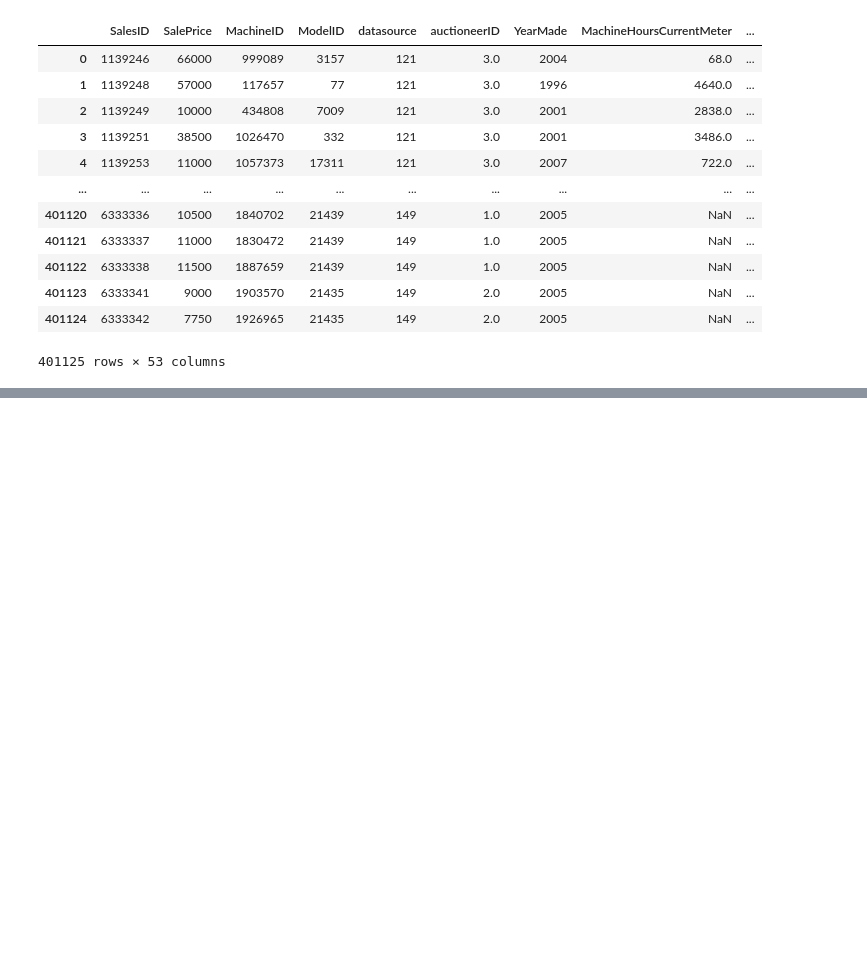
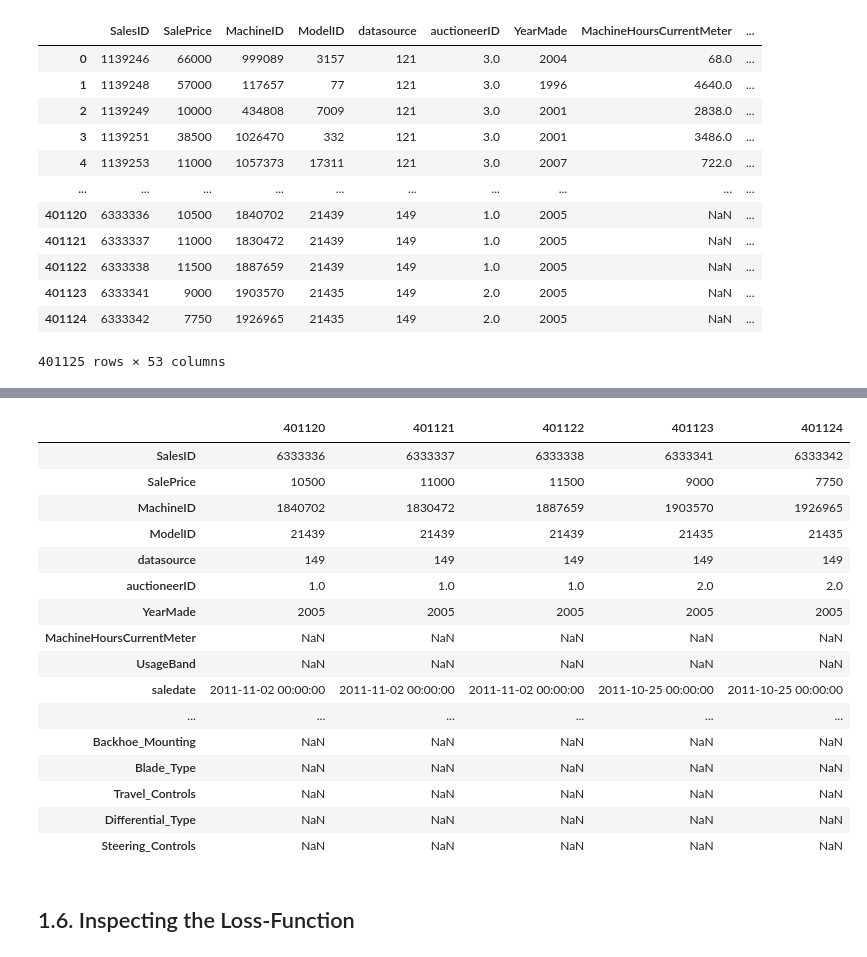
Before and after one commit to mahedjaved/PythonDSBookNotes, a Jupyter notebook: data_science/01_basics.ipynb, the cells around one changed output, grey strips where cells are left out. Drawn from its saved outputs; the diff is of its cells as text; code cells hidden in the pictures; blank space fills up the shorter version.

```diff
--- a/data_science/01_basics.ipynb
+++ b/data_science/01_basics.ipynb
@@ -82,0 +97,27 @@ df_raw
+# %%
+def display_all(df):
+    with pd.option_context("display.max_rows", 1000):
+        with pd.option_context("display.max_columns", 1000):
+            display(df)
+# %%
+display_all(df_raw.tail().T)
+# %% [output]
+|  | 401120 | 401121 | 401122 | 401123 | 401124 |
+| SalesID | 6333336 | 6333337 | 6333338 | 6333341 | 6333342 |
+| SalePrice | 10500 | 11000 | 11500 | 9000 | 7750 |
+| MachineID | 1840702 | 1830472 | 1887659 | 1903570 | 1926965 |
+| ModelID | 21439 | 21439 | 21439 | 21435 | 21435 |
+| datasource | 149 | 149 | 149 | 149 | 149 |
+| auctioneerID | 1.0 | 1.0 | 1.0 | 2.0 | 2.0 |
+| YearMade | 2005 | 2005 | 2005 | 2005 | 2005 |
+| MachineHoursCurrentMeter | NaN | NaN | NaN | NaN | NaN |
+| UsageBand | NaN | NaN | NaN | NaN | NaN |
+| saledate | 2011-11-02 00:00:00 | 2011-11-02 00:00:00 | 2011-11-02 00:00:00 | 2011-10-25 00:00:00 | 2011-10-25 00:00:00 |
+| ... | ... | ... | ... | ... | ... |
+| Backhoe_Mounting | NaN | NaN | NaN | NaN | NaN |
+| Blade_Type | NaN | NaN | NaN | NaN | NaN |
+| Travel_Controls | NaN | NaN | NaN | NaN | NaN |
+| Differential_Type | NaN | NaN | NaN | NaN | NaN |
+| Steering_Controls | NaN | NaN | NaN | NaN | NaN |
+# %% [markdown]
+## 1.6. Inspecting the Loss-Function
```
Also changed, not shown: parts of 24 cells of this notebook.
